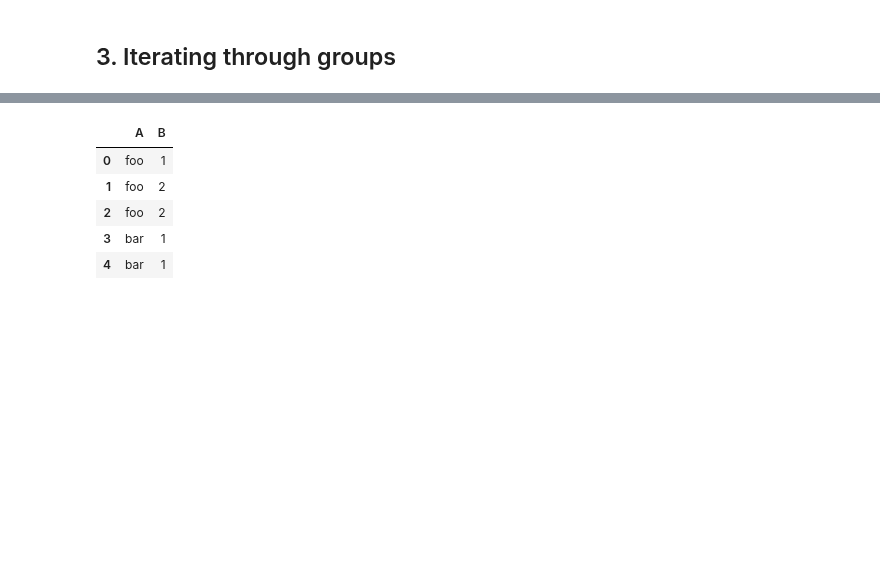
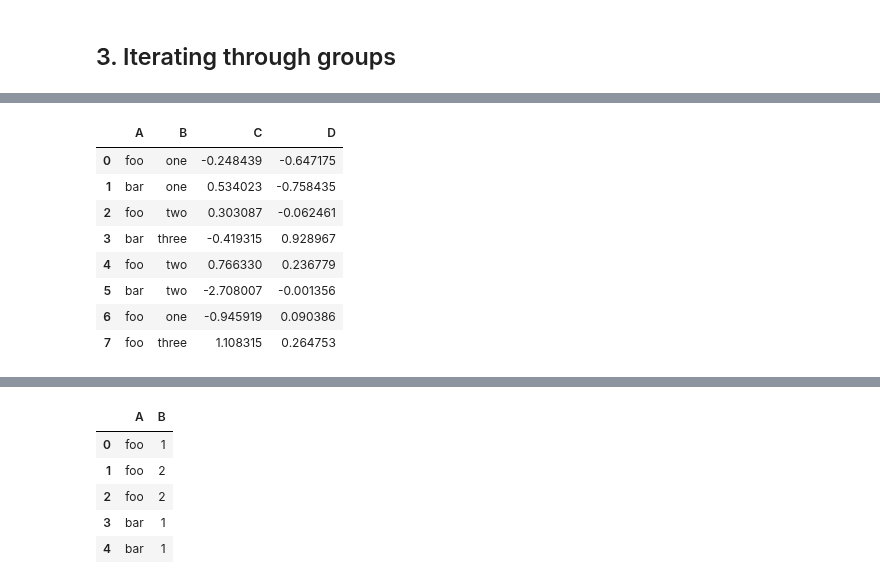
Before and after one commit to Toeysamm/2-64-NIDA-DADS5001, a Jupyter notebook: 03_Grouping/Week4_groupby.ipynb, the cells around one changed output, grey strips where cells are left out. Saved outputs shown, nothing was run; the diff lists cells and outputs as text; code cells hidden in the pictures; blank space fills up the shorter version.

```diff
--- a/03_Grouping/Week4_groupby.ipynb
+++ b/03_Grouping/Week4_groupby.ipynb
@@ -241,0 +234,12 @@ grouped.describe()
+# %%
+df
+# %% [output]
+|  | A | B | C | D |
+| 0 | foo | one | -0.248439 | -0.647175 |
+| 1 | bar | one | 0.534023 | -0.758435 |
+| 2 | foo | two | 0.303087 | -0.062461 |
+| 3 | bar | three | -0.419315 | 0.928967 |
+| 4 | foo | two | 0.766330 | 0.236779 |
+| 5 | bar | two | -2.708007 | -0.001356 |
+| 6 | foo | one | -0.945919 | 0.090386 |
+| 7 | foo | three | 1.108315 | 0.264753 |
```
Also changed, not shown: parts of 30 cells of this notebook.
